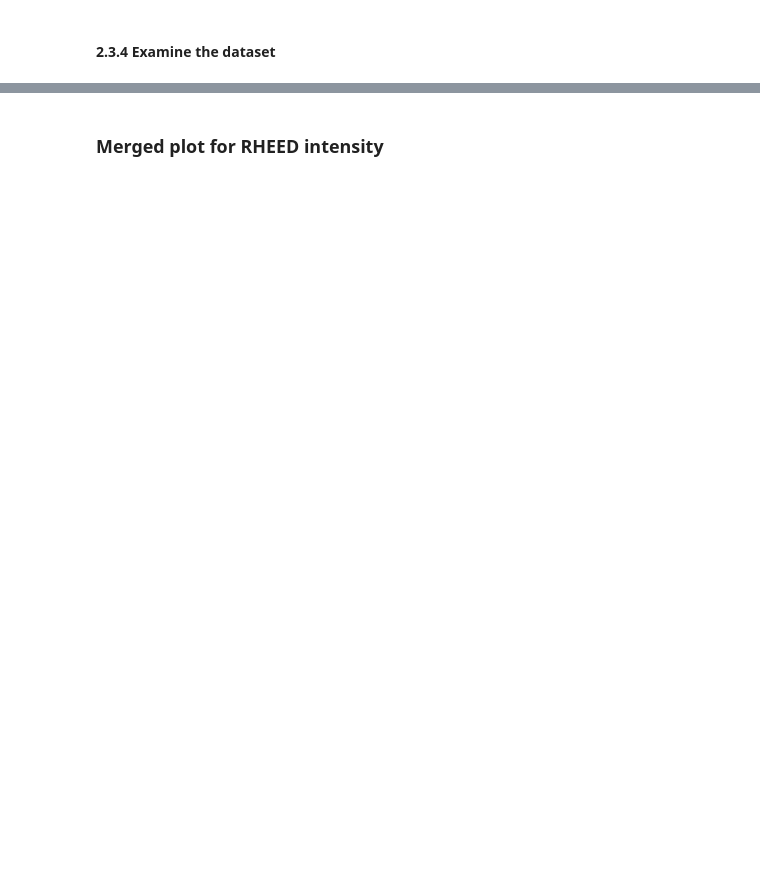
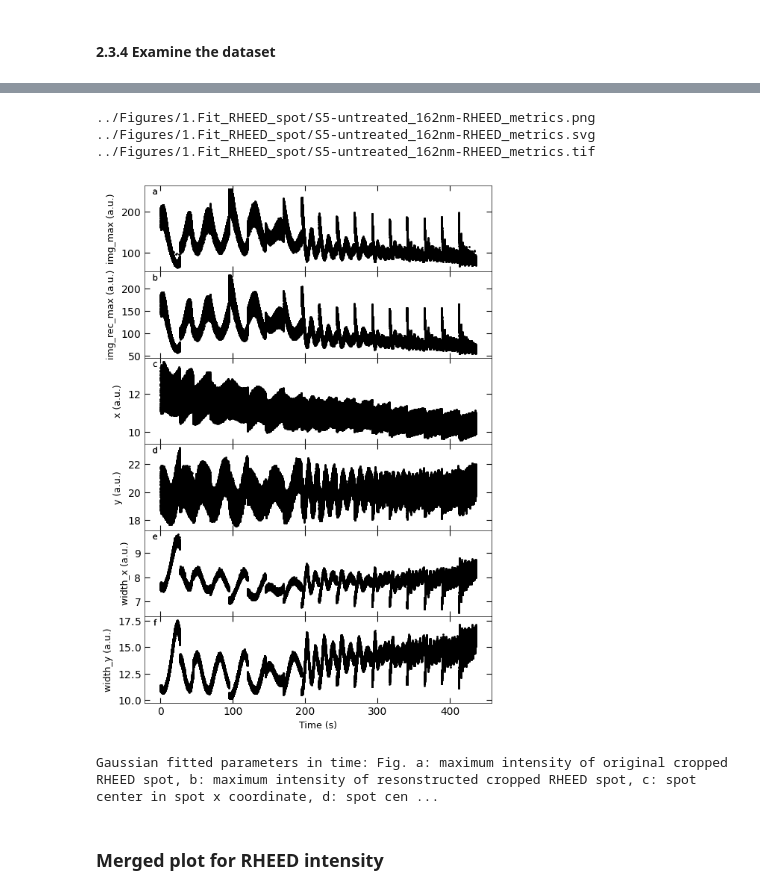
Before and after one commit to m3-learning/Predicting-Pulsed-Laser-Deposition-SrTiO3-Homoepitaxy-Growth-Dynamics-using-RHEED, a Jupyter notebook: book/_build/jupyter_execute/content/3_RHEED_metrics-details.ipynb, the cells around one changed output, grey strips where cells are left out. Drawn from its saved outputs; the diff is of its cells as text; code cells hidden in the pictures; blank space fills up the shorter version.

```diff
--- a/book/_build/jupyter_execute/content/3_RHEED_metrics-details.ipynb
+++ b/book/_build/jupyter_execute/content/3_RHEED_metrics-details.ipynb
@@ -200,7 +459,13 @@ D3_para.viz_RHEED_parameter_trend(growth_list, spot='spot_2', metric_list=['img_
 # %%
 growth_list = ['growth_1', 'growth_2', 'growth_3', 'growth_4', 'growth_5', 'growth_6', 'growth_7', 'growth_8', 'growth_9',
                'growth_10', 'growth_11', 'growth_12' , 'growth_13', 'growth_14', 'growth_15', 'growth_16', 'growth_17', 'growth_18']
-D3_para.viz_RHEED_parameter_trend(growth_list, spot='spot_2', filename='S5-untreated_162nm-RHEED_metrics', printing=printing_plot, dpi=100)
+D3_para.viz_RHEED_parameter_trend(growth_list, spot='spot_2', filename='S5-untreated_162nm-RHEED_metrics', printing=printing_plot, dpi=300)
+# %% [output]
+../Figures/1.Fit_RHEED_spot/S5-untreated_162nm-RHEED_metrics.png
+../Figures/1.Fit_RHEED_spot/S5-untreated_162nm-RHEED_metrics.svg
+../Figures/1.Fit_RHEED_spot/S5-untreated_162nm-RHEED_metrics.tif
+[figure, added]
+Gaussian fitted parameters in time: Fig. a: maximum intensity of original cropped RHEED spot, b: maximum intensity of resonstructed cropped RHEED spot, c: spot center in spot x coordinate, d: spot cen ...
 # %% [markdown]
 ### Merged plot for RHEED intensity
 # %%
```
Also changed, not shown: parts of 39 cells of this notebook, 36 other files.
